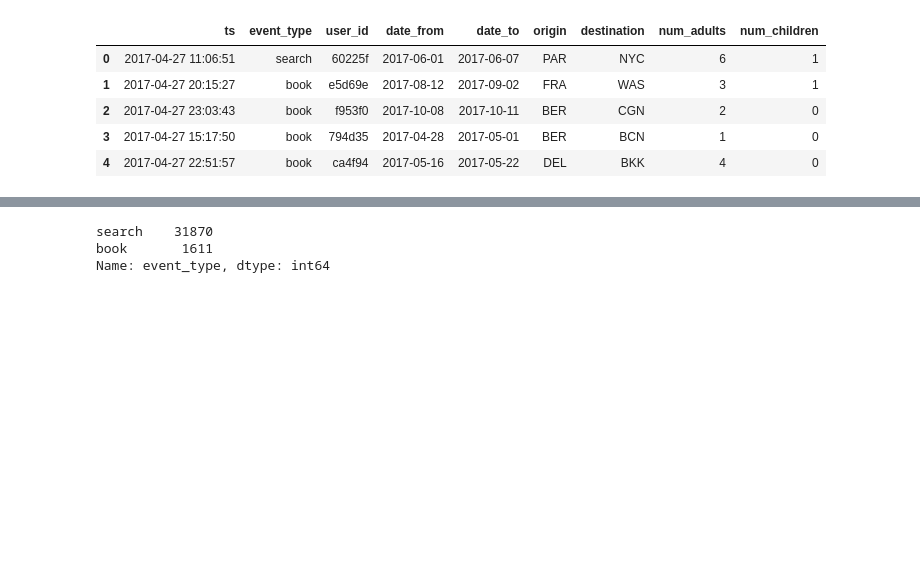
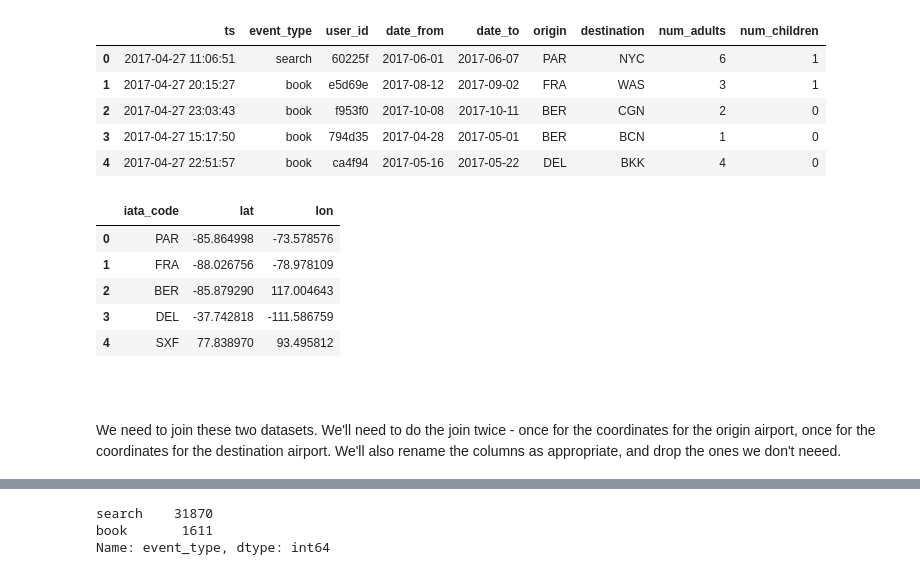
Before and after one commit to ssantic/TravelAudience-Homework, a Jupyter notebook: Srdjan_Santic-Data_Science_Challenge.ipynb, the cells around one changed output, grey strips where cells are left out. Drawn from its saved outputs; the diff is of its cells as text; code cells hidden in the pictures; blank space fills up the shorter version.

```diff
--- a/Srdjan_Santic-Data_Science_Challenge.ipynb
+++ b/Srdjan_Santic-Data_Science_Challenge.ipynb
@@ -73,5 +77,18 @@ events.head()
 | 2 | 2017-04-27 23:03:43 | book | f953f0 | 2017-10-08 | 2017-10-11 | BER | CGN | 2 | 0 |
 | 3 | 2017-04-27 15:17:50 | book | 794d35 | 2017-04-28 | 2017-05-01 | BER | BCN | 1 | 0 |
 | 4 | 2017-04-27 22:51:57 | book | ca4f94 | 2017-05-16 | 2017-05-22 | DEL | BKK | 4 | 0 |
+# %%
+iata.head()
+# %% [output]
+|  | iata_code | lat | lon |
+| 0 | PAR | -85.864998 | -73.578576 |
+| 1 | FRA | -88.026756 | -78.978109 |
+| 2 | BER | -85.879290 | 117.004643 |
+| 3 | DEL | -37.742818 | -111.586759 |
+| 4 | SXF | 77.838970 | 93.495812 |
+# %% [markdown]
+<br>
+<br>
+We need to join these two datasets. We'll need to do the join twice - once for the coordinates for the origin airport, once for the coordinates for the destination airport. We'll also rename the columns as appropriate, and drop the ones we don't neeed.
 # %%
 events = events.merge(iata, how='left', left_on='origin', right_on='iata_code')
```
Also changed, not shown: parts of 30 cells of this notebook.
